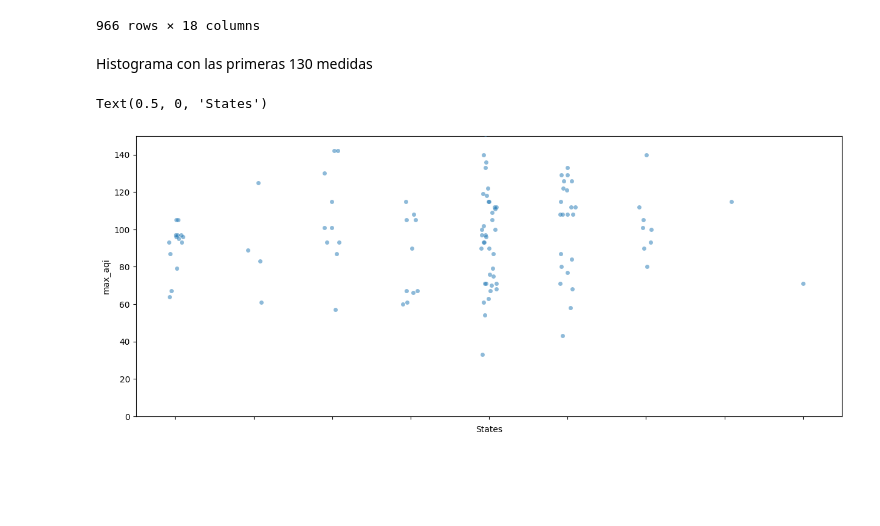
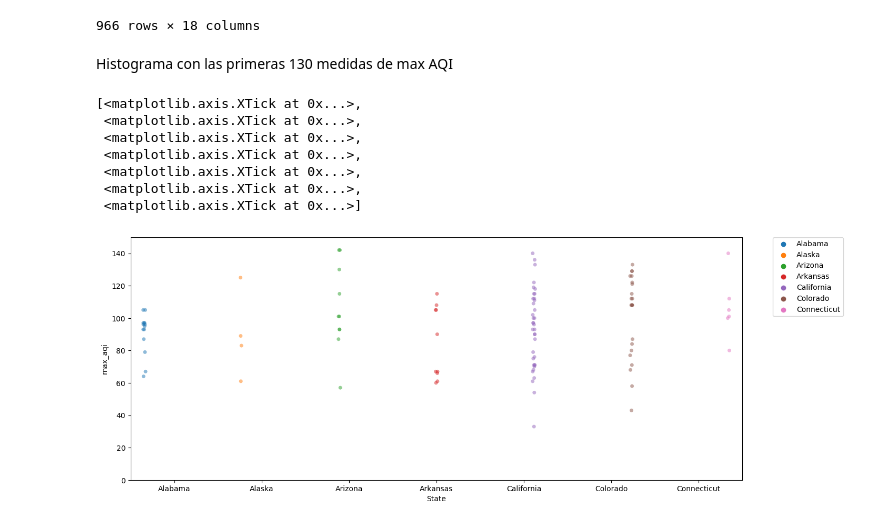
Before and after one commit to adolfo85/DataAir, a Jupyter notebook: notebooks/0.0-air-introduction.ipynb, the cells around one changed output. Drawn from its saved outputs; the diff is of its cells as text; code cells hidden in the pictures; blank space fills up the shorter version.

Commit message:
plot fix

```diff
--- a/notebooks/0.0-air-introduction.ipynb
+++ b/notebooks/0.0-air-introduction.ipynb
@@ -137,28 +137,30 @@ df_2
 | 965 | Wyoming | Weston | 2022 | 181 | 179 | 2 | 0 | ... |
 966 rows × 18 columns
 # %% [markdown]
-Histograma con las primeras 130 medidas
+Histograma con las primeras 130 medidas de max AQI
 # %%
 plt.figure(figsize=(15, 6))  # Aumentar el tamaño de la figura
 
-
 ax = sns.stripplot(
-    data=df_2.head(130),
+    data=df_2.head(125),
     x='State',
     y='max_aqi',
+    hue='State',
     size=5,  # Aumentar el tamaño de los puntos
     alpha=0.5,  # Establecer una transparencia de 50%
     dodge=True,  # Desplazar ligeramente los puntos para evitar superposición
-
-
-
-
-
 )
 
-#ax.set_xticklabels(ax.get_xticklabels(), rotation=90),
-ax.set_ylim(0, 150),
-ax.set_xlabel('States')
+ax.set_ylim(0, 150)
+ax.legend(bbox_to_anchor=(1.05, 1), loc=2, borderaxespad=0.)  # Mostrar la leyenda fuera de la gráfica
+#ax.set_xticklabels(ax.get_xticklabels(), rotation=90)
+ax.set_xticks(ax.get_xticks())  # Establecer los marcadores de manera fija
 # %% [output]
-Text(0.5, 0, 'States')
+[<matplotlib.axis.XTick at 0x...>,
+ <matplotlib.axis.XTick at 0x...>,
+ <matplotlib.axis.XTick at 0x...>,
+ <matplotlib.axis.XTick at 0x...>,
+ <matplotlib.axis.XTick at 0x...>,
+ <matplotlib.axis.XTick at 0x...>,
+ <matplotlib.axis.XTick at 0x...>]
-[figure, old version]
+[figure, new version]
```
